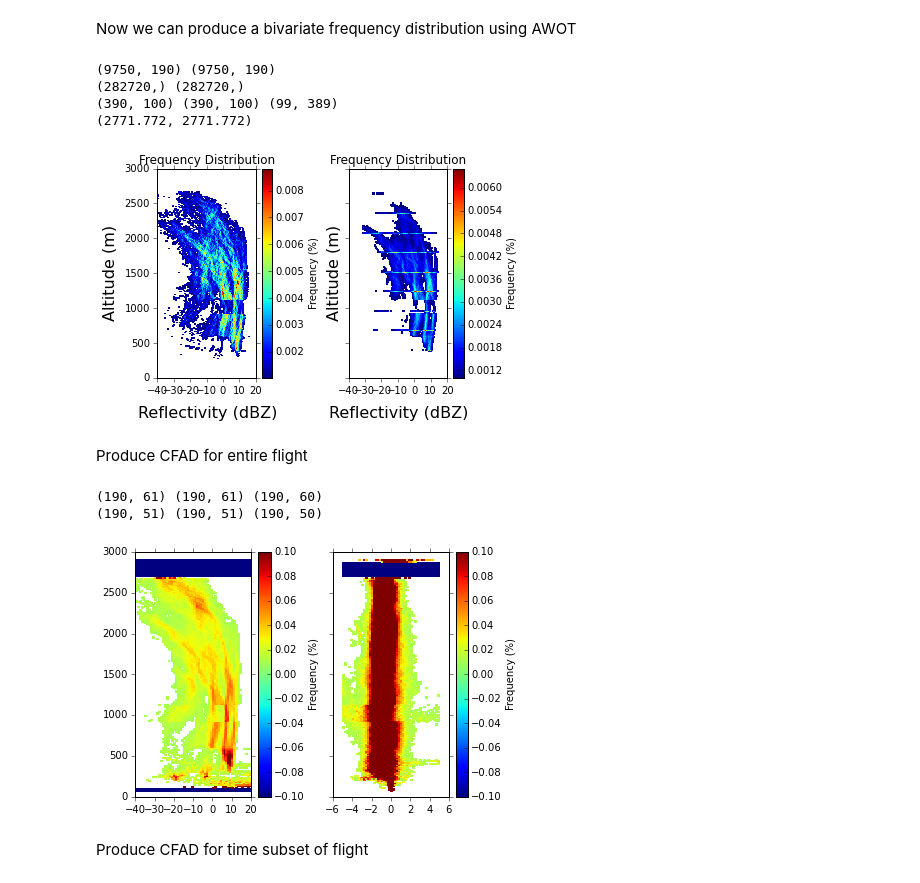
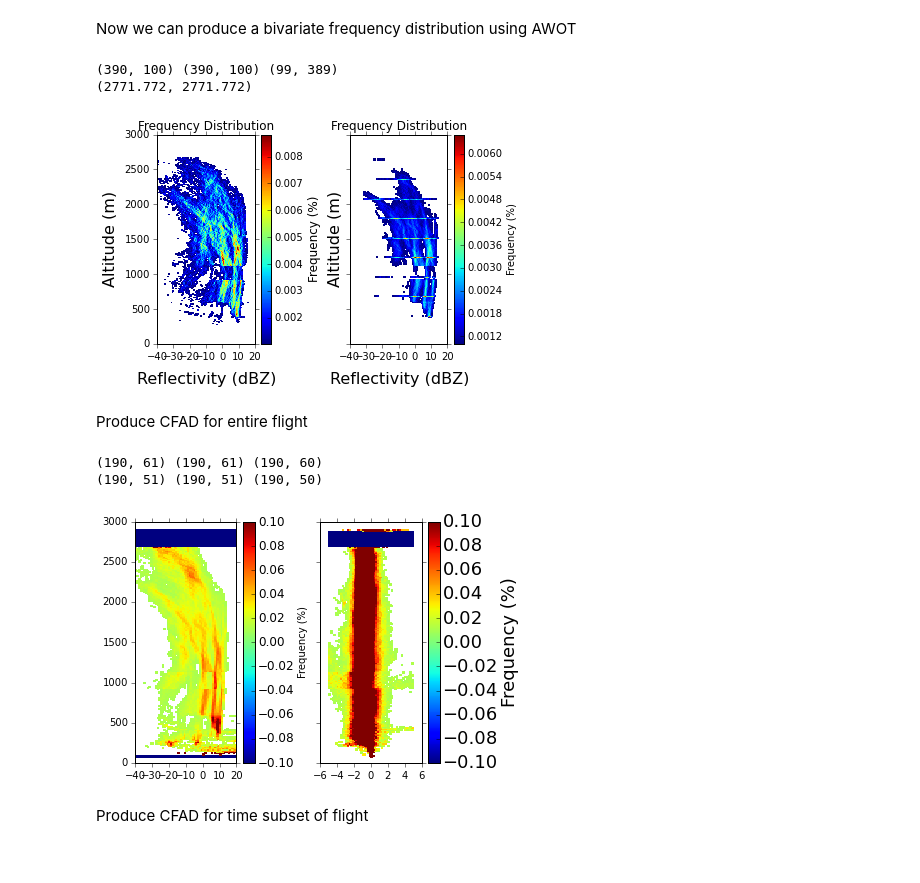
Before and after one commit to nguy/AWOT, a Jupyter notebook: examples/awot_plot_wcr2.ipynb, the cells around one changed output. Drawn from its saved outputs; the diff is of its cells as text; code cells hidden in the pictures.

Commit message:
Added font size controls to new plotting routines. Updated example.

```diff
--- a/examples/awot_plot_wcr2.ipynb
+++ b/examples/awot_plot_wcr2.ipynb
@@ -119,10 +119,12 @@ wcr_util = RadarUtilityPlot(wcr)
 figC, (axC0, axC1) = plt.subplots(1, 2, sharey=True)
 
 wcr_util.plot_bivariate_frequency('reflectivity', 'height', start_time=start_time, end_time=end_time,
-                                    xbinsminmax=(-40., 20.), ybinsminmax=(0., 3000.), nbinsx=100, nbinsy=390,
-                                    mask_below=0.00001, plot_colorbar=True, plot_percent=True,
-                                    xlab= "Reflectivity (dBZ)", ylab="Altitude (m)", xpad=10,
-                                    title="Frequency Distribution", titleFontSize=12, ax=axC0, fig=figC)
+                                  xbinsminmax=(-40., 20.), ybinsminmax=(0., 3000.), nbinsx=100, nbinsy=390,
+                                  mask_below=0.00001, plot_colorbar=True, plot_percent=True,
+                                  xlab= "Reflectivity (dBZ)", ylab="Altitude (m)", xpad=10,
+                                  title="Frequency Distribution", titleFontSize=12,
+                                  cb_fontsize=12,
+                                  ax=axC0, fig=figC)
 
 # Create subsets of arrays
 refsub = awot.util.time_subset_awot_dict(wcr['time'], wcr['fields']['reflectivity'],
@@ -142,33 +144,31 @@ awot.graph.plot_bivariate_frequency(wcr['fields']['reflectivity']['data'].ravel(
 figC.tight_layout()
 print(altsub['data'].min(), altsub['data'].min())
 # %% [output]
-(9750, 190) (9750, 190)
-(282720,) (282720,)
 (390, 100) (390, 100) (99, 389)
 (2771.772, 2771.772)
-[figure, old version]
+[figure, new version]
 # %% [markdown]
 Produce CFAD for entire flight
 # %%
 figC, (axZ, axW) = plt.subplots(1, 2, sharey=True)
 
 #awot.graph.plot_cfad(wcr['fields']['reflectivity']['data'][:], wcr['height']['data'][:],
 #                    xbinsminmax=(-40., 20.), nbinsx=61, plot_percent=True, plot_colorbar=True,
 #                    mask_below=.01, ax=axZ)
 #awot.graph.plot_cfad(wcr['fields']['velocity']['data'][:], wcr['height']['data'][:],
 #                    xbinsminmax=(-5., 5.), nbinsx=51, plot_percent=True, plot_colorbar=True,
 #                    mask_below=.01, ax=axW)
 wcr_util.plot_cfad('reflectivity', height_axis=1,
                     xbinsminmax=(-40., 20.), nbinsx=61, plot_percent=True, plot_colorbar=True,
-                    mask_below=.01, ax=axZ)
+                    mask_below=.01, cb_fontsize=10, cb_ticklabel_size=12, ax=axZ)
 wcr_util.plot_cfad('velocity'[:], height_axis=1,
                     xbinsminmax=(-5., 5.), nbinsx=51, plot_percent=True, plot_colorbar=True,
-                    mask_below=.01, ax=axW)
+                    mask_below=.01, cb_fontsize=18, cb_ticklabel_size=18, ax=axW)
 figC.tight_layout()
 # %% [output]
 (190, 61) (190, 61) (190, 60)
 (190, 51) (190, 51) (190, 50)
-[figure, old version]
+[figure, new version]
 # %% [markdown]
 Produce CFAD for time subset of flight
 # %%
```
Also changed, not shown: 1 other file.
